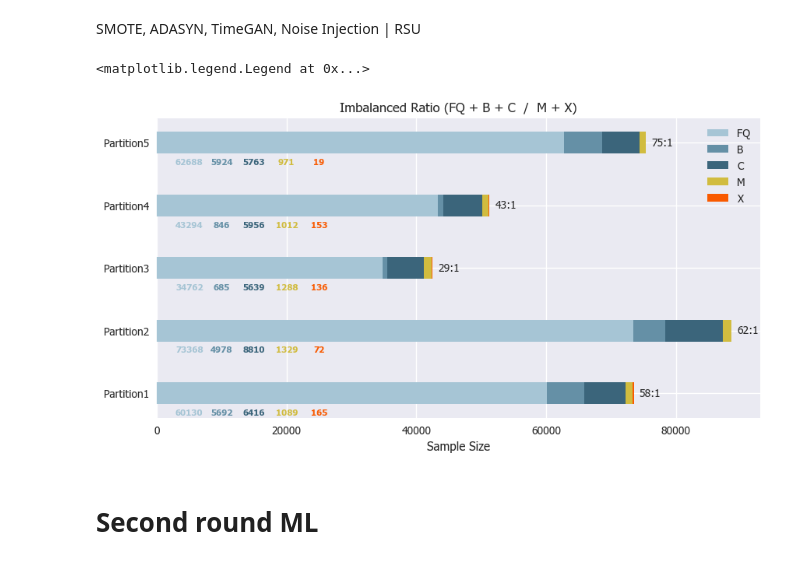
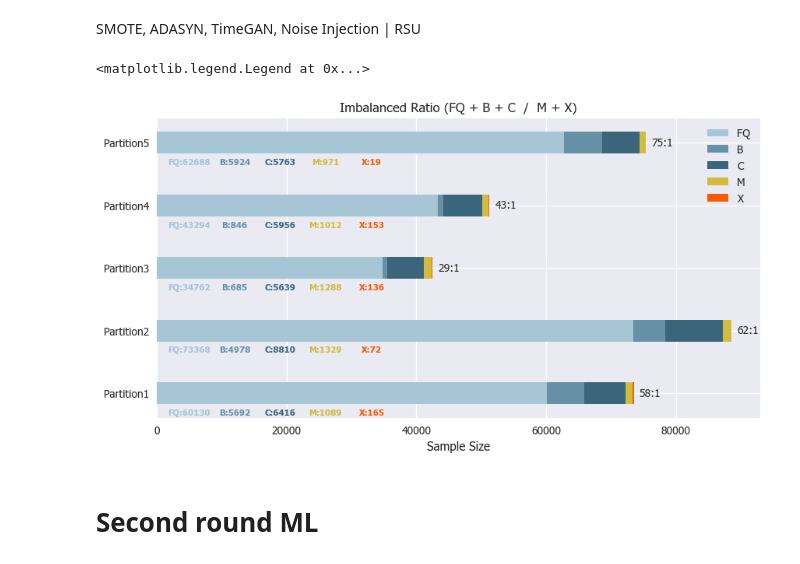
Before and after one commit to samresume/FlarePredict-DataPrep-Sampling-SWANSF, a Jupyter notebook: SWANSF-DataPreProcessing.ipynb, the cells around one changed output. Drawn from its saved outputs; the diff is of its cells as text; code cells hidden in the pictures.

```diff
--- a/SWANSF-DataPreProcessing.ipynb
+++ b/SWANSF-DataPreProcessing.ipynb
@@ -695,36 +695,36 @@ y_offset = -2000
 
 # For each patch (basically each rectangle within the bar), add a label.
 count = 0
 color_number = 0
 for bar in ax.patches:
     if count == 5:
         color_number += 1
         count = 0
     count += 1
 
     ax.text(
       # Put the text in the middle of each bar. get_x returns the start
       # so we add half the width to get to the middle.
-      5000 + color_number * 5000,
+      5000 + color_number * 7000,
       # Vertically, add the height of the bar to the start of the bar,
       # along with the offset.
       bar.get_y() + bar.get_height() / 2 + x_offset,
       # This is actual value we'll show.
-      round(bar.get_width()),
+      list(flare_types.keys())[color_number] + ':' + str(int(bar.get_width())),
       # Center the labels and style them a bit.
       ha='center',
       color=color[color_number],
       weight='bold',
       size=8
   )
 
 ax.set_title("Imbalanced Ratio (FQ + B + C  /  M + X)")
 ax.set_xlabel('Sample Size')
 
 ax.legend()
 # %% [output]
 <matplotlib.legend.Legend at 0x...>
-[figure, old version]
+[figure, new version]
 # %%
 # SMOTE and RUS
 # %%
```
Also changed, not shown: parts of 1 cell of this notebook.
